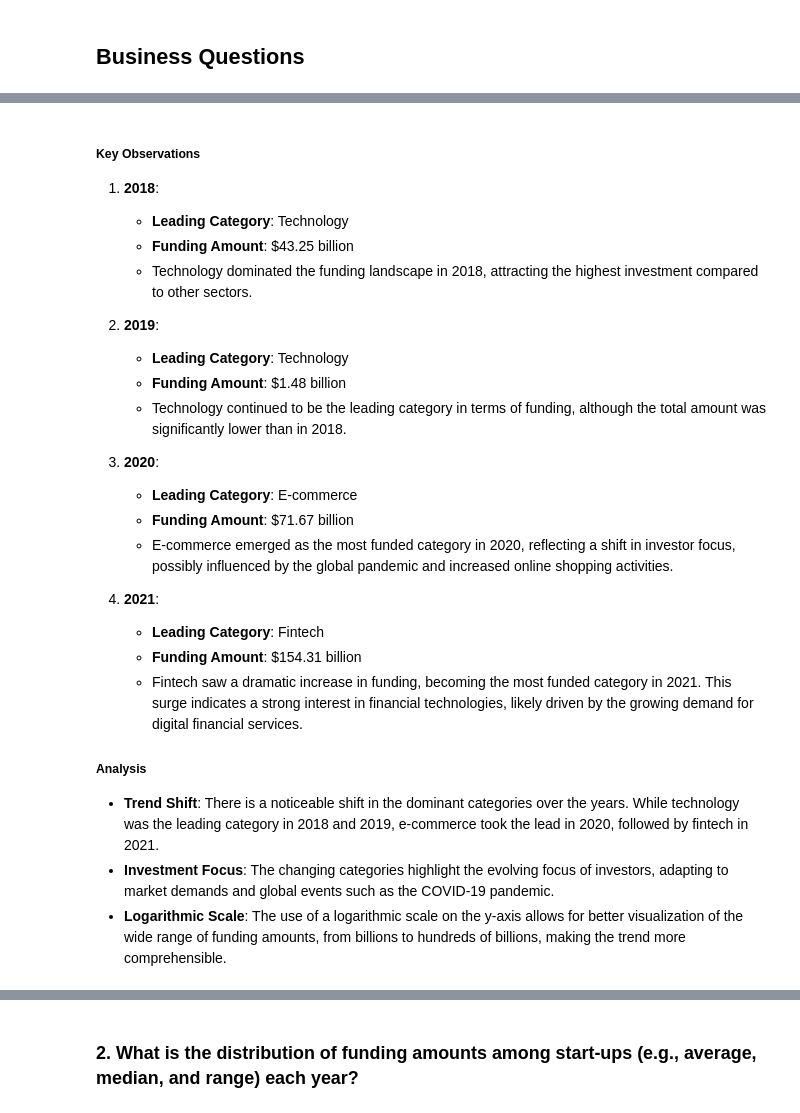
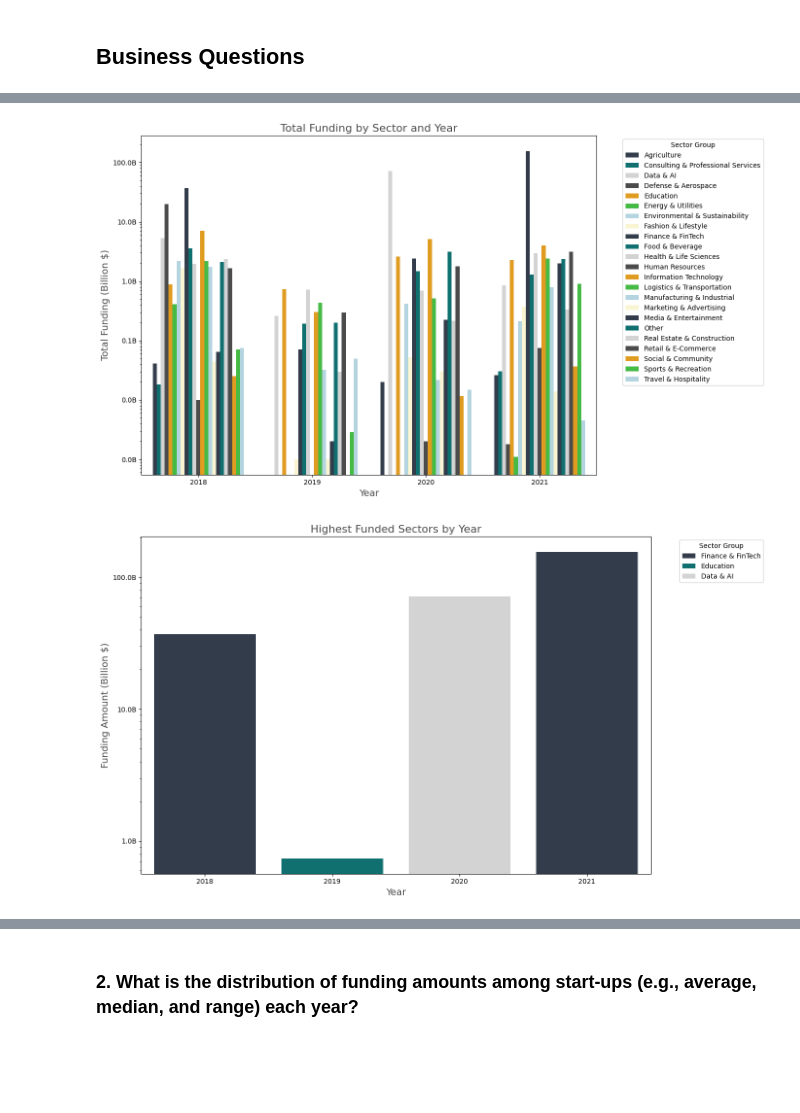
Before and after one commit to elishastanley/Indian-Start-up-Funding-Analysis-2018-2021, a Jupyter notebook: notebook/main.ipynb, the cells around one changed output, grey strips where cells are left out. Cells and saved outputs as stored; diff of their text form; code cells hidden in the pictures; blank space fills up the shorter version.

```diff
--- a/notebook/main.ipynb
+++ b/notebook/main.ipynb
@@ -700,27 +738,50 @@ plt.show()
-# %% [markdown]
-##### Key Observations
-
-1. **2018**:
-   - **Leading Category**: Technology
-   - **Funding Amount**: $43.25 billion
-   - Technology dominated the funding landscape in 2018, attracting the highest investment compared to other sectors.
-
-2. **2019**:
-   - **Leading Category**: Technology
-   - **Funding Amount**: $1.48 billion
-   - Technology continued to be the leading category in terms of funding, although the total amount was significantly lower than in 2018.
-
-3. **2020**:
-   - **Leading Category**: E-commerce
-   - **Funding Amount**: $71.67 billion
-   - E-commerce emerged as the most funded category in 2020, reflecting a shift in investor focus, possibly influenced by the global pandemic and increased online shopping activities.
-
-4. **2021**:
-   - **Leading Category**: Fintech
-   - **Funding Amount**: $154.31 billion
-   - Fintech saw a dramatic increase in funding, becoming the most funded category in 2021. This surge indicates a strong interest in financial technologies, likely driven by the growing demand for digital financial services.
-
-##### Analysis
-- **Trend Shift**: There is a noticeable shift in the dominant categories over the years. While technology was the leading category in 2018 and 2019, e-commerce took the lead in 2020, followed by fintech in 2021.
-- **Investment Focus**: The changing categories highlight the evolving focus of investors, adapting to market demands and global events such as the COVID-19 pandemic.
-- **Logarithmic Scale**: The use of a logarithmic scale on the y-axis allows for better visualization of the wide range of funding amounts, from billions to hundreds of billions, making the trend more comprehensible.
+# %%
+# Create a list of colors from the palette
+colors = list(palette.values())
+
+# Total Funding by Sector and Year with scale in billions
+plt.figure(figsize=(14, 8))
+sns.barplot(
+    x='Fund_Year',
+    y='Amount',
+    hue='Sector_Group',
+    data=funding_by_sector_year,
+    palette=colors
+)
+plt.title('Total Funding by Sector and Year', fontsize=16, color=palette["Dark Gray"])
+plt.xlabel('Year', fontsize=14, color=palette["Dark Gray"])
+plt.ylabel('Total Funding (Billion $)', fontsize=14, color=palette["Dark Gray"])
+plt.yscale('log')  # Log scale for better visualization of funding differences
+
+# Adjust the y-axis labels to show billions
+yticks = plt.gca().get_yticks()
+plt.gca().set_yticklabels(['{:.1f}B'.format(y / 1e9) for y in yticks])
+
+plt.legend(title='Sector Group', bbox_to_anchor=(1.05, 1), loc='upper left')
+plt.tight_layout()
+plt.show()
+
+# Highest Funded Sectors by Year with scale in billions
+plt.figure(figsize=(14, 8))
+sns.barplot(
+    x='Fund_Year',
+    y='Amount',
+    hue='Sector_Group',
+    data=max_funding_by_year,
+    palette=colors
+)
+plt.title('Highest Funded Sectors by Year', fontsize=16, color=palette["Dark Gray"])
+plt.xlabel('Year', fontsize=14, color=palette["Dark Gray"])
+plt.ylabel('Funding Amount (Billion $)', fontsize=14, color=palette["Dark Gray"])
+plt.yscale('log')  # Log scale for better visualization
+
+# Adjust the y-axis labels to show billions
+yticks = plt.gca().get_yticks()
+plt.gca().set_yticklabels(['{:.1f}B'.format(y / 1e9) for y in yticks])
+
+plt.legend(title='Sector Group', bbox_to_anchor=(1.05, 1), loc='upper left')
+plt.tight_layout()
+plt.show()
+# %% [output]
+[figure, added]
+[figure, added]
```
Also changed, not shown: parts of 26 cells of this notebook.
